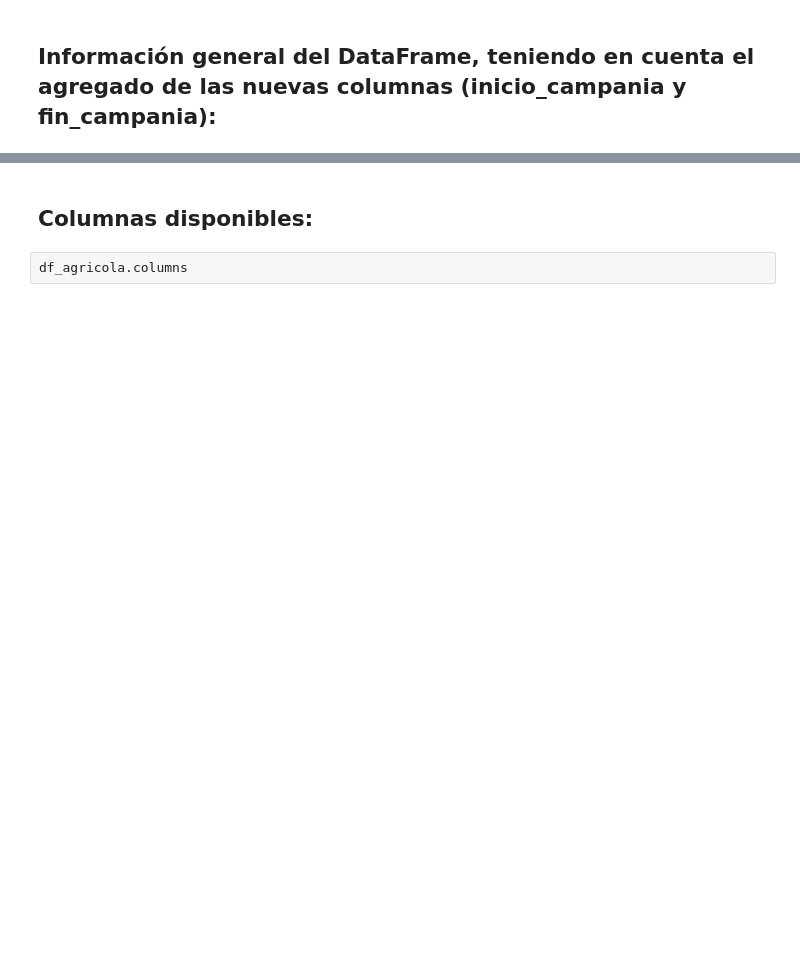
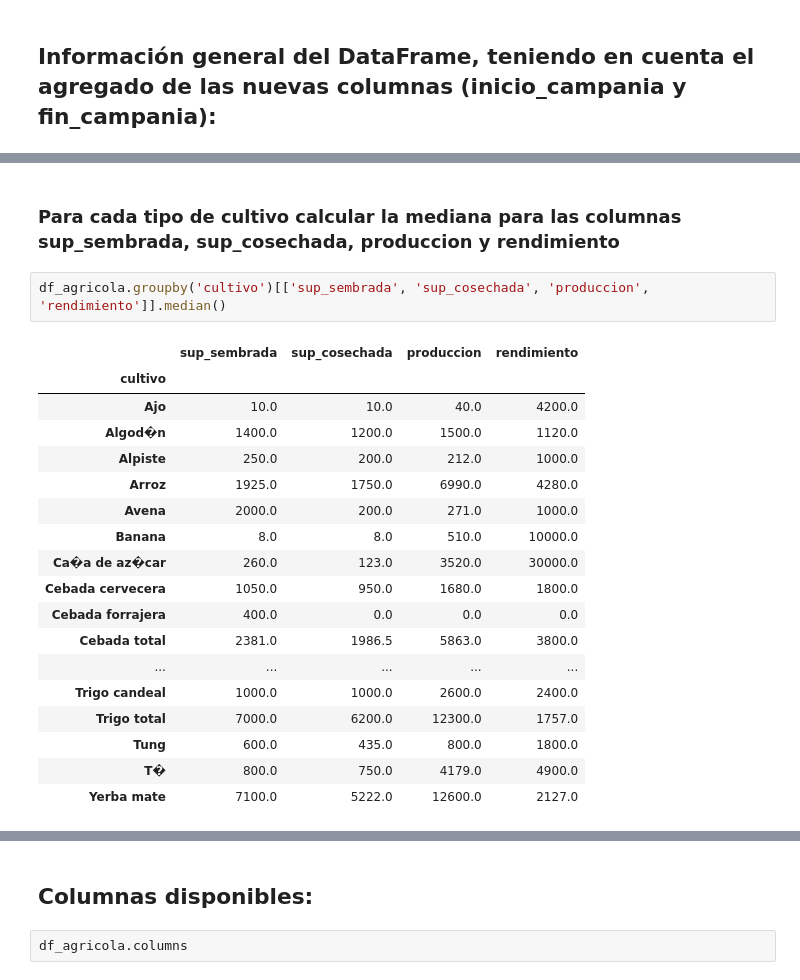
Before and after one commit to Marianod2003/Proyectogrupo21, a Jupyter notebook: codigo_principal/estimaciones_agricolas.ipynb, the cells around one changed output, grey strips where cells are left out. Saved outputs shown, nothing was run; the diff lists cells and outputs as text; blank space fills up the shorter version.

```diff
--- a/codigo_principal/estimaciones_agricolas.ipynb
+++ b/codigo_principal/estimaciones_agricolas.ipynb
@@ -193,0 +226,23 @@ memory usage: 14.2+ MB
+# %% [markdown]
+### Para cada tipo de cultivo calcular la mediana para las columnas  sup_sembrada, sup_cosechada, produccion y rendimiento
+# %%
+df_agricola.groupby('cultivo')[['sup_sembrada', 'sup_cosechada', 'produccion', 'rendimiento']].median()
+# %% [output]
+|  | sup_sembrada | sup_cosechada | produccion | rendimiento |
+| cultivo |  |  |  |  |
+| Ajo | 10.0 | 10.0 | 40.0 | 4200.0 |
+| Algod�n | 1400.0 | 1200.0 | 1500.0 | 1120.0 |
+| Alpiste | 250.0 | 200.0 | 212.0 | 1000.0 |
+| Arroz | 1925.0 | 1750.0 | 6990.0 | 4280.0 |
+| Avena | 2000.0 | 200.0 | 271.0 | 1000.0 |
+| Banana | 8.0 | 8.0 | 510.0 | 10000.0 |
+| Ca�a de az�car | 260.0 | 123.0 | 3520.0 | 30000.0 |
+| Cebada cervecera | 1050.0 | 950.0 | 1680.0 | 1800.0 |
+| Cebada forrajera | 400.0 | 0.0 | 0.0 | 0.0 |
+| Cebada total | 2381.0 | 1986.5 | 5863.0 | 3800.0 |
+| ... | ... | ... | ... | ... |
+| Trigo candeal | 1000.0 | 1000.0 | 2600.0 | 2400.0 |
+| Trigo total | 7000.0 | 6200.0 | 12300.0 | 1757.0 |
+| Tung | 600.0 | 435.0 | 800.0 | 1800.0 |
+| T� | 800.0 | 750.0 | 4179.0 | 4900.0 |
+| Yerba mate | 7100.0 | 5222.0 | 12600.0 | 2127.0 |
```
Also changed, not shown: parts of 16 cells of this notebook.
